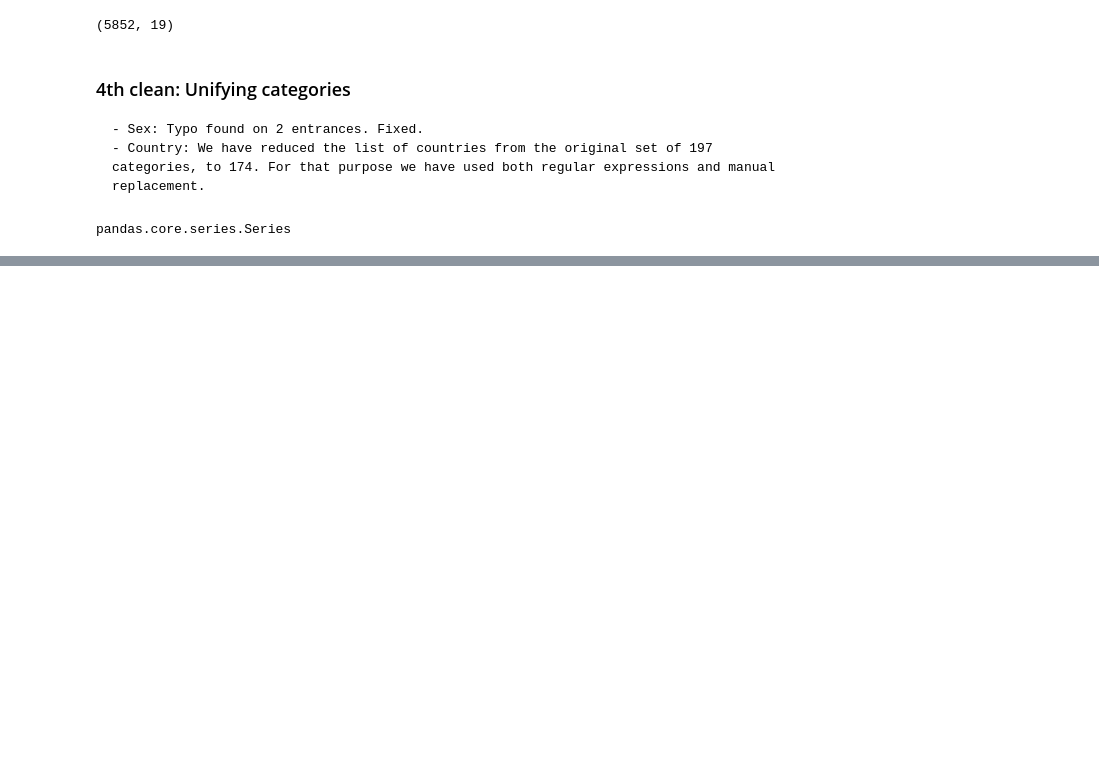
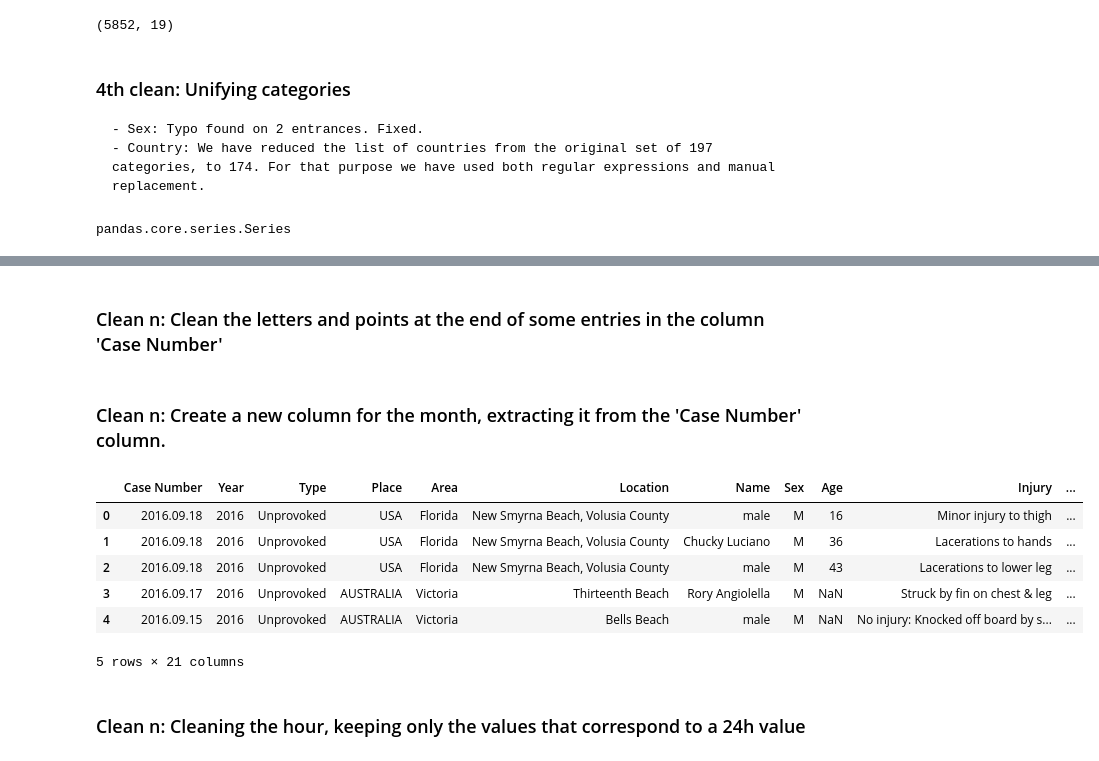
Before and after one commit to castares/pandas-data-cleaning, a Jupyter notebook: data_cleaning.ipynb, the cells around one changed output, grey strips where cells are left out. Drawn from its saved outputs; the diff is of its cells as text; code cells hidden in the pictures; blank space fills up the shorter version.

```diff
--- a/data_cleaning.ipynb
+++ b/data_cleaning.ipynb
@@ -107,0 +87,25 @@ len(set(data['Place']))
+# %%
+data.rename(columns={'Activity':'unActivity'}, inplace=True)
+data_activity = data['unActivity']
+activity = []
+for e in data_activity:
+    if re.search(r'Surf[\w\s\,]+|surf[\w\s\,]+', str(e)):
+        e = 'Surfing'
+    elif re.search(r'Fish[\w\s\,]+|fish[\w\s\,]+', str(e)):
+        e = 'Fishing'
+    elif re.search(r'Spear[\w\s\,]+|spear[\w\s\,]+', str(e)):
+        e = 'Spearing'
+    elif re.search(r'bath[\w\s\,]+|bath[\w\s\,]+', str(e)):
+        e = 'Bathing'
+    elif re.search(r'Swim[\w\s\,]+|swim[\w\s\,]+', str(e)):
+        e = 'Swimming'
+    elif re.search(r'Div[\w\s\,]+|Div[\w\s\,]+', str(e)):
+        e = 'Diving'
+    else: e = 'Others'
+    activity.append(e)
+data['Activity'] = activity
+data = data.drop(['unActivity'], axis=1)
+# %% [markdown]
+### Clean n: Clean the letters and points at the end of some entries in the column 'Case Number'
+# %%
+data['Case Number'].replace(regex = {r'.[A-Za-z]$':''}, inplace = True)
@@ -107,0 +114,2 @@ len(set(data['Place']))
+# %% [markdown]
+### Clean n: Create a new column for the month, extracting it from the 'Case Number' column.
@@ -107,0 +118,12 @@ len(set(data['Place']))
+# %%
+data.head()
+# %% [output]
+|  | Case Number | Year | Type | Place | Area | Location | Name | Sex | Age | Injury | ... |
+| 0 | 2016.09.18 | 2016 | Unprovoked | USA | Florida | New Smyrna Beach, Volusia County | male | M | 16 | Minor injury to thigh | ... |
+| 1 | 2016.09.18 | 2016 | Unprovoked | USA | Florida | New Smyrna Beach, Volusia County | Chucky Luciano | M | 36 | Lacerations to hands | ... |
+| 2 | 2016.09.18 | 2016 | Unprovoked | USA | Florida | New Smyrna Beach, Volusia County | male | M | 43 | Lacerations to lower leg | ... |
+| 3 | 2016.09.17 | 2016 | Unprovoked | AUSTRALIA | Victoria | Thirteenth Beach | Rory Angiolella | M | NaN | Struck by fin on chest & leg | ... |
+| 4 | 2016.09.15 | 2016 | Unprovoked | AUSTRALIA | Victoria | Bells Beach | male | M | NaN | No injury: Knocked off board by s... | ... |
+5 rows × 21 columns
+# %% [markdown]
+### Clean n: Cleaning the hour, keeping only the values that correspond to a 24h value
```
Also changed, not shown: parts of 23 cells of this notebook.
